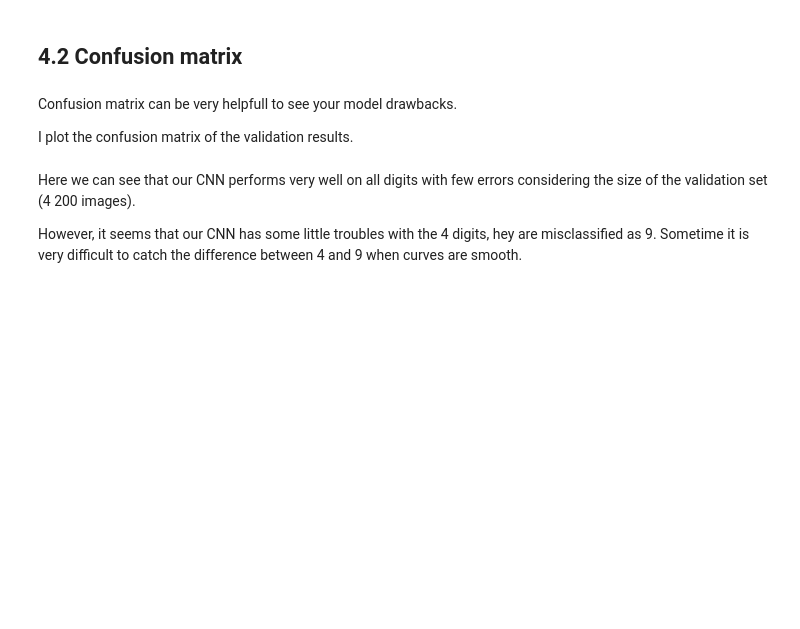
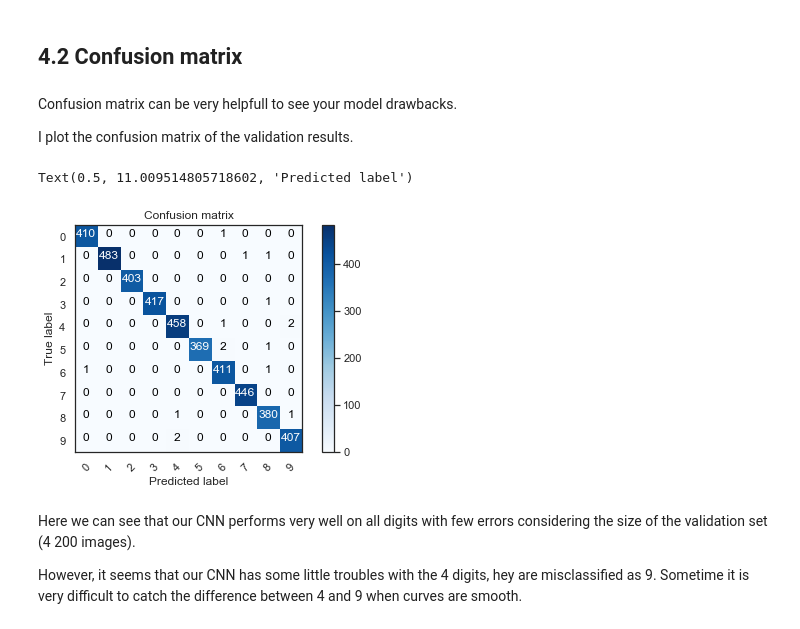
Before and after one commit to mirmahathir1/MLSamples, a Jupyter notebook: MNIST_digits/notebook2/output/Kaggle Digit Recognizer.ipynb, the cells around one changed output. Cells and saved outputs as stored; diff of their text form; code cells hidden in the pictures; blank space fills up the shorter version.

```diff
--- a/MNIST_digits/notebook2/output/Kaggle Digit Recognizer.ipynb
+++ b/MNIST_digits/notebook2/output/Kaggle Digit Recognizer.ipynb
@@ -312,46 +576,46 @@ Confusion matrix can be very helpfull to see your model drawbacks.
 
 I plot the confusion matrix of the validation results.
 # %%
-# Look at confusion matrix
-
-def plot_confusion_matrix(cm, classes,
-                          normalize=False,
-                          title='Confusion matrix',
-                          cmap=plt.cm.Blues):
-    """
-    This function prints and plots the confusion matrix.
-    Normalization can be applied by setting `normalize=True`.
-    """
-    plt.imshow(cm, interpolation='nearest', cmap=cmap)
-    plt.title(title)
-    plt.colorbar()
-    tick_marks = np.arange(len(classes))
-    plt.xticks(tick_marks, classes, rotation=45)
-    plt.yticks(tick_marks, classes)
-
-    if normalize:
-        cm = cm.astype('float') / cm.sum(axis=1)[:, np.newaxis]
-
-    thresh = cm.max() / 2.
-    for i, j in itertools.product(range(cm.shape[0]), range(cm.shape[1])):
-        plt.text(j, i, cm[i, j],
-                 horizontalalignment="center",
-                 color="white" if cm[i, j] > thresh else "black")
-
-    plt.tight_layout()
-    plt.ylabel('True label')
-    plt.xlabel('Predicted label')
-
 # Predict the values from the validation dataset
 Y_pred = model.predict(X_val)
+
 # Convert predictions classes to one hot vectors
 Y_pred_classes = np.argmax(Y_pred,axis = 1)
+
 # Convert validation observations to one hot vectors
 Y_true = np.argmax(Y_val,axis = 1)
+
 # compute the confusion matrix
-confusion_mtx = confusion_matrix(Y_true, Y_pred_classes)
-# plot the confusion matrix
-plot_confusion_matrix(confusion_mtx, classes = range(10))
+# sklearn.metrics import confusion_matrix
+cm = confusion_matrix(Y_true, Y_pred_classes)
+
+classes = range(10)
+normalize=False
+title='Confusion matrix'
+cmap=plt.cm.Blues
+
+plt.imshow(cm, interpolation='nearest', cmap=cmap)
+plt.title(title)
+plt.colorbar()
+tick_marks = np.arange(len(classes))
+plt.xticks(tick_marks, classes, rotation=45)
+plt.yticks(tick_marks, classes)
+
+if normalize:
+    cm = cm.astype('float') / cm.sum(axis=1)[:, np.newaxis]
+
+thresh = cm.max() / 2.
+for i, j in itertools.product(range(cm.shape[0]), range(cm.shape[1])):
+    plt.text(j, i, cm[i, j],
+        horizontalalignment="center",
+        color="white" if cm[i, j] > thresh else "black")
+
+plt.tight_layout()
+plt.ylabel('True label')
+plt.xlabel('Predicted label')
+# %% [output]
+Text(0.5, 11.009514805718602, 'Predicted label')
+[figure, added]
 # %% [markdown]
 Here we can see that our CNN performs very well on all digits with few errors considering the size of the validation set (4 200 images).
 
```
Also changed, not shown: parts of 77 cells of this notebook, 5 other files.
